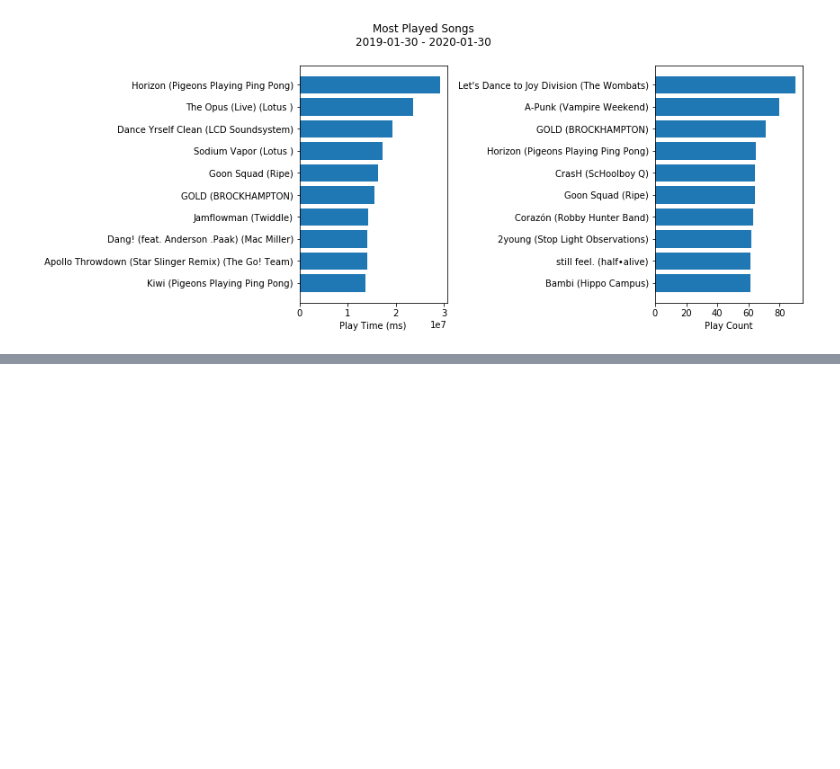
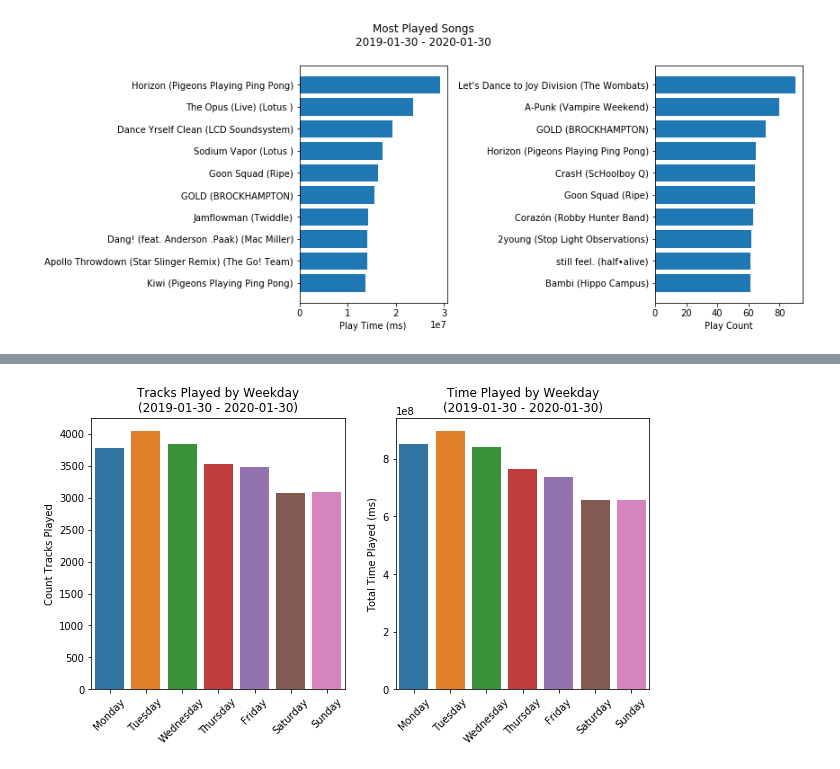
Before and after one commit to AdamSpannbauer/spotify_eda, a Jupyter notebook: stream_history_eda.ipynb, the cells around one changed output, grey strips where cells are left out. Saved outputs shown, nothing was run; the diff lists cells and outputs as text; code cells hidden in the pictures; blank space fills up the shorter version.

```diff
--- a/stream_history_eda.ipynb
+++ b/stream_history_eda.ipynb
@@ -101,0 +138,23 @@ plt.show()
+# %%
+plays_by_day = (hist_df
+                 .groupby(['day_of_week', 'day_of_week_i'])['msPlayed']
+                 .agg(['size', 'sum'])
+                 .reset_index()
+                 .sort_values('day_of_week_i'))
+# %%
+fig, axes = plt.subplots(1, 2, figsize=(10, 5))
+
+sns.barplot('day_of_week', 'size', data=plays_by_day, ax=axes[0])
+axes[0].set_title(f'Tracks Played by Weekday\n({min_date} - {max_date})')
+axes[0].set_xlabel('')
+axes[0].set_ylabel('Count Tracks Played')
+axes[0].tick_params(labelrotation=45, axis='x')
+
+sns.barplot('day_of_week', 'sum', data=plays_by_day)
+axes[1].set_title(f'Time Played by Weekday\n({min_date} - {max_date})')
+axes[1].set_xlabel('')
+axes[1].set_ylabel('Total Time Played (ms)')
+axes[1].tick_params(labelrotation=45, axis='x')
+plt.show()
+# %% [output]
+[figure, added]
```
Also changed, not shown: parts of 7 cells of this notebook.
